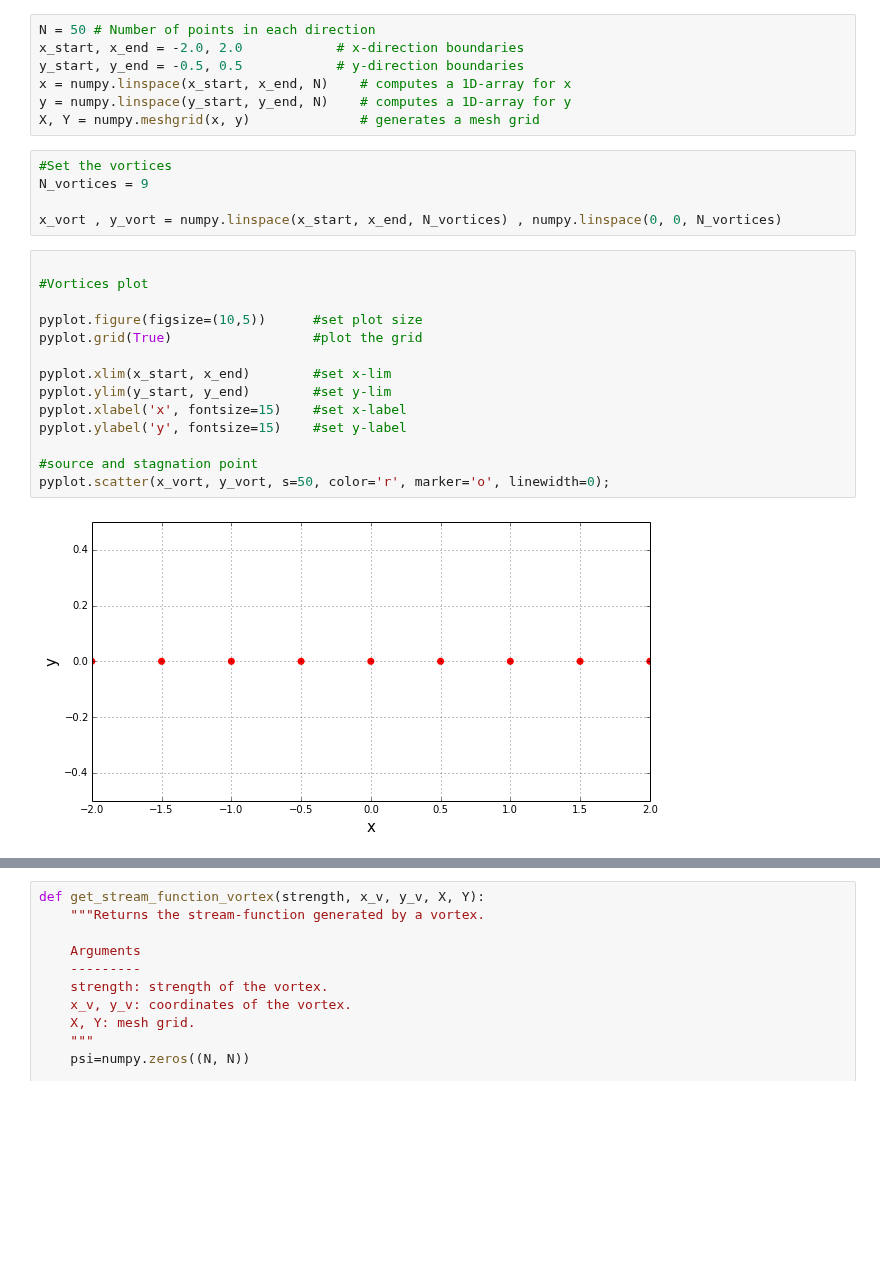
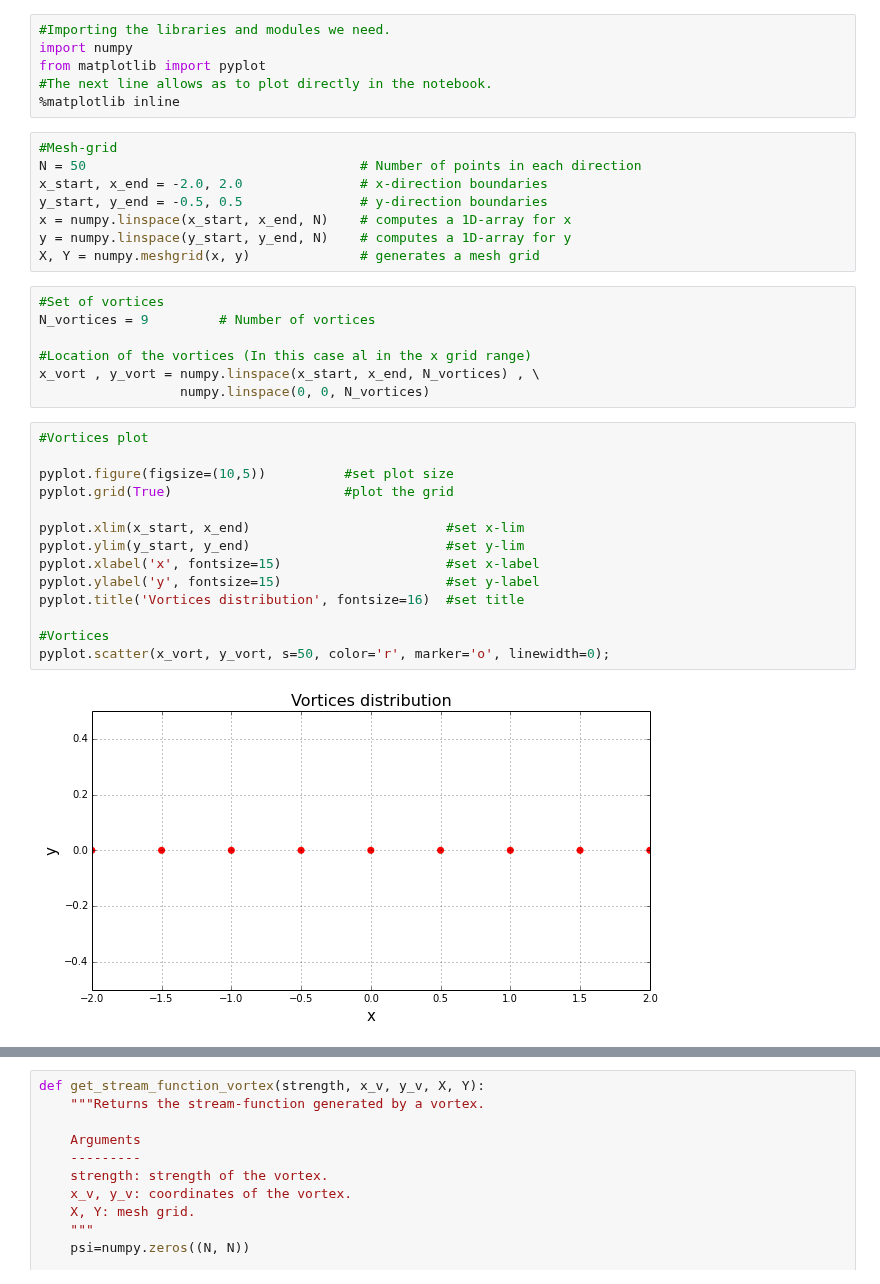
Before and after one commit to engamohd/AeroPython, a Jupyter notebook: my_codes/lesson05_mc.ipynb, the cells around one changed output, grey strips where cells are left out. Cells and saved outputs as stored; diff of their text form; blank space fills up the shorter version.

Commit message:
Final version lesson05
*Last version of lesson05
*Add css style to all notebooks

```diff
--- a/my_codes/lesson05_mc.ipynb
+++ b/my_codes/lesson05_mc.ipynb
@@ -6,31 +38,40 @@ from matplotlib import pyplot
+# %%
+#Importing the libraries and modules we need.
+import numpy
+from matplotlib import pyplot
+#The next line allows as to plot directly in the notebook.
+%matplotlib inline
 # %%
-N = 50 # Number of points in each direction
-x_start, x_end = -2.0, 2.0            # x-direction boundaries
-y_start, y_end = -0.5, 0.5            # y-direction boundaries
+#Mesh-grid
+N = 50                                   # Number of points in each direction
+x_start, x_end = -2.0, 2.0               # x-direction boundaries
+y_start, y_end = -0.5, 0.5               # y-direction boundaries
 x = numpy.linspace(x_start, x_end, N)    # computes a 1D-array for x
 y = numpy.linspace(y_start, y_end, N)    # computes a 1D-array for y
 X, Y = numpy.meshgrid(x, y)              # generates a mesh grid
 # %%
-#Set the vortices
-N_vortices = 9
+#Set of vortices
+N_vortices = 9         # Number of vortices
 
-x_vort , y_vort = numpy.linspace(x_start, x_end, N_vortices) , numpy.linspace(0, 0, N_vortices)
+#Location of the vortices (In this case al in the x grid range)
+x_vort , y_vort = numpy.linspace(x_start, x_end, N_vortices) , \
+                  numpy.linspace(0, 0, N_vortices)
 # %%
-
 #Vortices plot
 
-pyplot.figure(figsize=(10,5))      #set plot size
-pyplot.grid(True)                  #plot the grid
+pyplot.figure(figsize=(10,5))          #set plot size
+pyplot.grid(True)                      #plot the grid
 
-pyplot.xlim(x_start, x_end)        #set x-lim
-pyplot.ylim(y_start, y_end)        #set y-lim
-pyplot.xlabel('x', fontsize=15)    #set x-label
-pyplot.ylabel('y', fontsize=15)    #set y-label
+pyplot.xlim(x_start, x_end)                         #set x-lim
+pyplot.ylim(y_start, y_end)                         #set y-lim
+pyplot.xlabel('x', fontsize=15)                     #set x-label
+pyplot.ylabel('y', fontsize=15)                     #set y-label
+pyplot.title('Vortices distribution', fontsize=16)  #set title
 
-#source and stagnation point
+#Vortices
 pyplot.scatter(x_vort, y_vort, s=50, color='r', marker='o', linewidth=0);
 # %% [output]
-[figure, old version]
+[figure, new version]
 # %%
 #Let's define functions to get the velocity and streamlines of the vortex
 
```
Also changed, not shown: parts of 15 cells of this notebook, 5 other files.
